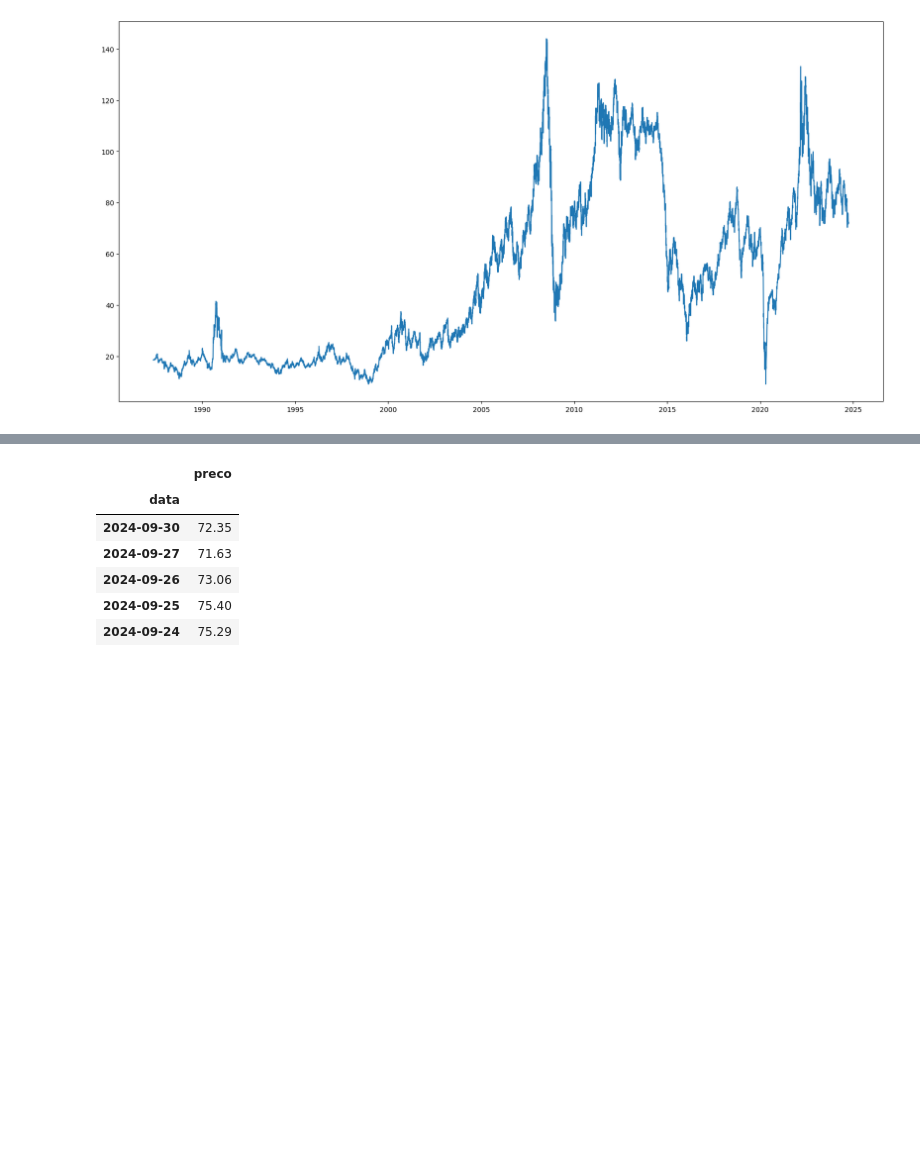
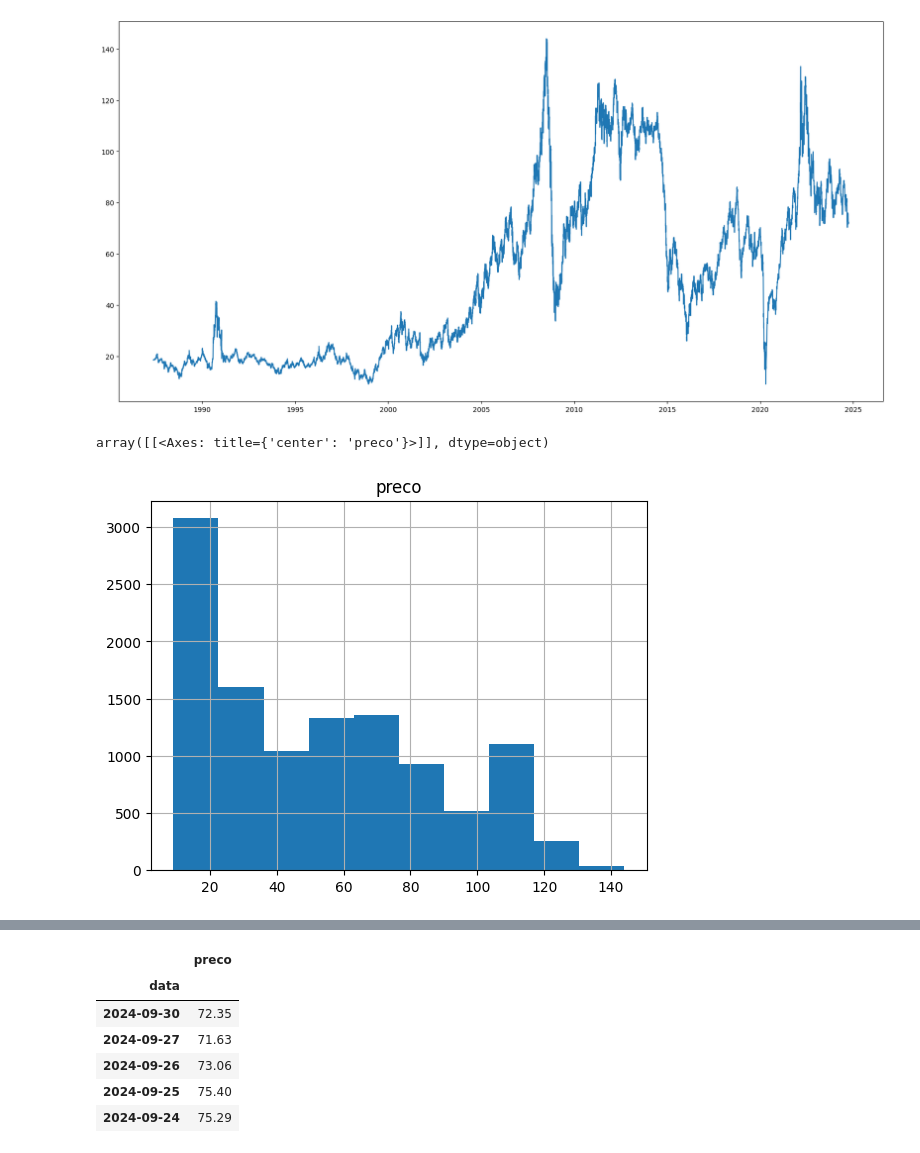
Before and after one commit to Rogeriom49/brent_oil_time_series, a Jupyter notebook: brent_oil.ipynb, the cells around one changed output, grey strips where cells are left out. Drawn from its saved outputs; the diff is of its cells as text; code cells hidden in the pictures; blank space fills up the shorter version.

```diff
--- a/brent_oil.ipynb
+++ b/brent_oil.ipynb
@@ -125,3 +125,9 @@ ax.plot(df['data'], df['preco'])
 plt.show()
 # %% [output]
 [figure]
+# %%
+# histograma para verirficar a distribuição dos dados
+df.hist('preco', )
+# %% [output]
+array([[<Axes: title={'center': 'preco'}>]], dtype=object)
+[figure, added]
```
Also changed, not shown: parts of 2 cells of this notebook.
